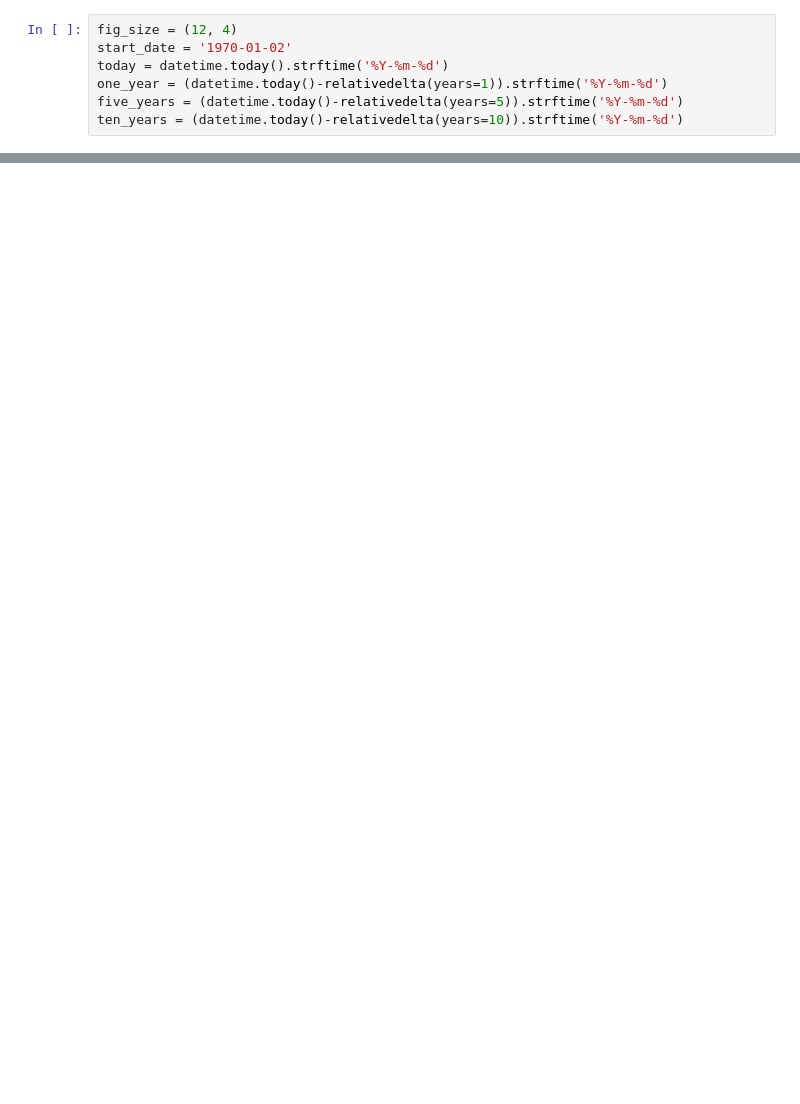
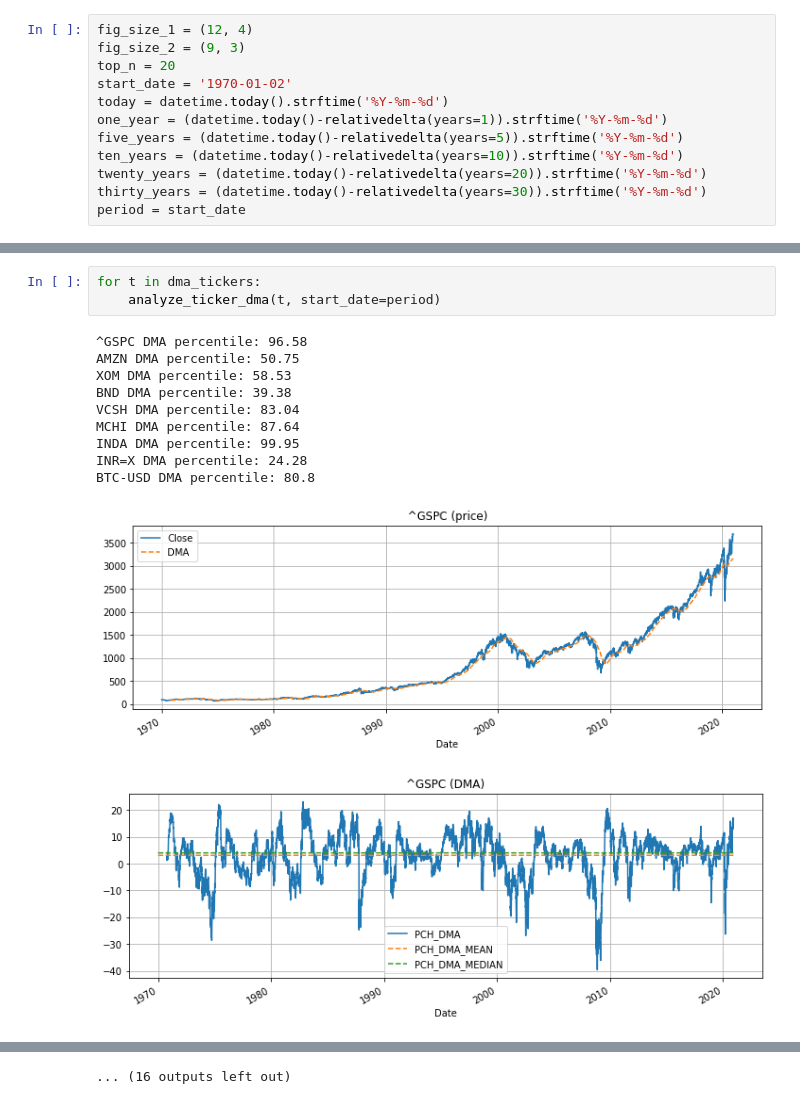
Before and after one commit to bamage00/notebooks, a Jupyter notebook: dma.ipynb, the cells around one changed output, grey strips where cells are left out. Saved outputs shown, nothing was run; the diff lists cells and outputs as text; blank space fills up the shorter version.

```diff
--- a/dma.ipynb
+++ b/dma.ipynb
@@ -7,10 +12,15 @@ from dateutil.relativedelta import relativedelta
 # %%
-fig_size = (12, 4)
+fig_size_1 = (12, 4)
+fig_size_2 = (9, 3)
+top_n = 20
 start_date = '1970-01-02'
 today = datetime.today().strftime('%Y-%m-%d')
 one_year = (datetime.today()-relativedelta(years=1)).strftime('%Y-%m-%d')
 five_years = (datetime.today()-relativedelta(years=5)).strftime('%Y-%m-%d')
 ten_years = (datetime.today()-relativedelta(years=10)).strftime('%Y-%m-%d')
+twenty_years = (datetime.today()-relativedelta(years=20)).strftime('%Y-%m-%d')
+thirty_years = (datetime.today()-relativedelta(years=30)).strftime('%Y-%m-%d')
+period = start_date
 # %%
 def get_dma_analysis(ticker, start_date=start_date, end_date=datetime.today().strftime('%Y-%m-%d'), ma_period=200):
     df = data.DataReader(ticker, 'yahoo', start_date, end_date).reset_index()
@@ -202,0 +171,15 @@ Current PCH DMA percentile: 50.75
+# %%
+for t in dma_tickers:
+    analyze_ticker_dma(t, start_date=period)
+# %% [output]
+^GSPC DMA percentile: 96.58
+AMZN DMA percentile: 50.75
+XOM DMA percentile: 58.53
+BND DMA percentile: 39.38
+VCSH DMA percentile: 83.04
+MCHI DMA percentile: 87.64
+INDA DMA percentile: 99.95
+INR=X DMA percentile: 24.28
+BTC-USD DMA percentile: 80.8
+[figure, added]
+[figure, added]
@@ -202,0 +195 @@ Current PCH DMA percentile: 50.75
+... (16 outputs left out)
```
Also changed, not shown: parts of 19 cells of this notebook, 1 other file.
